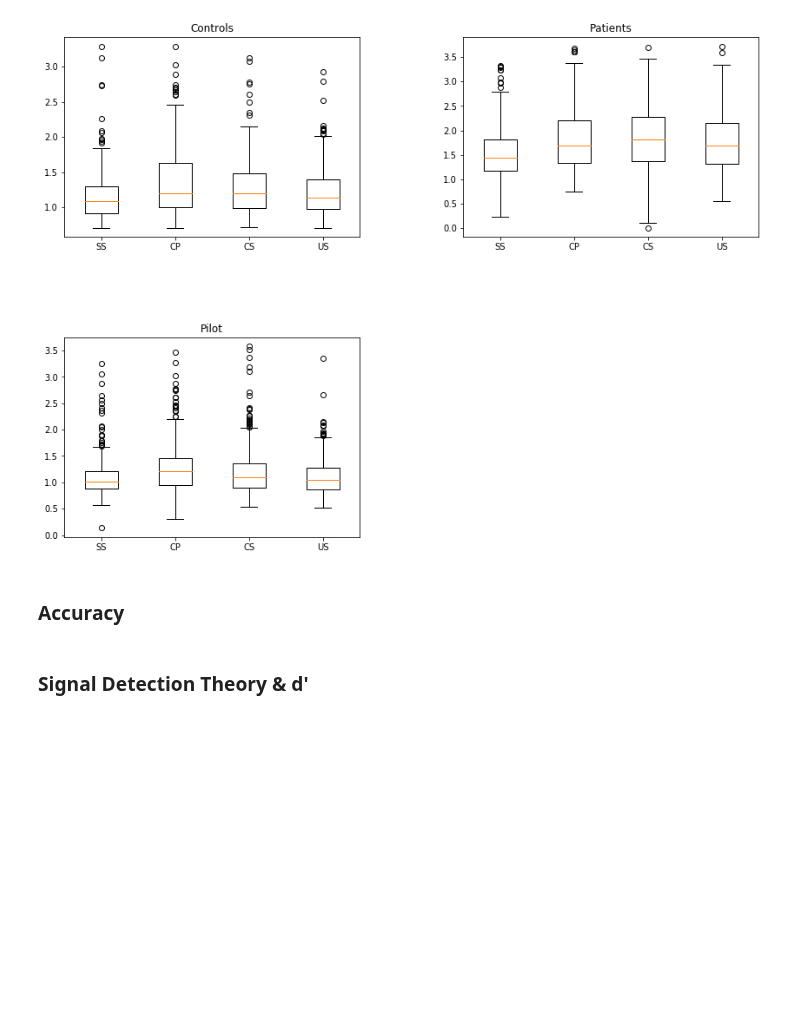
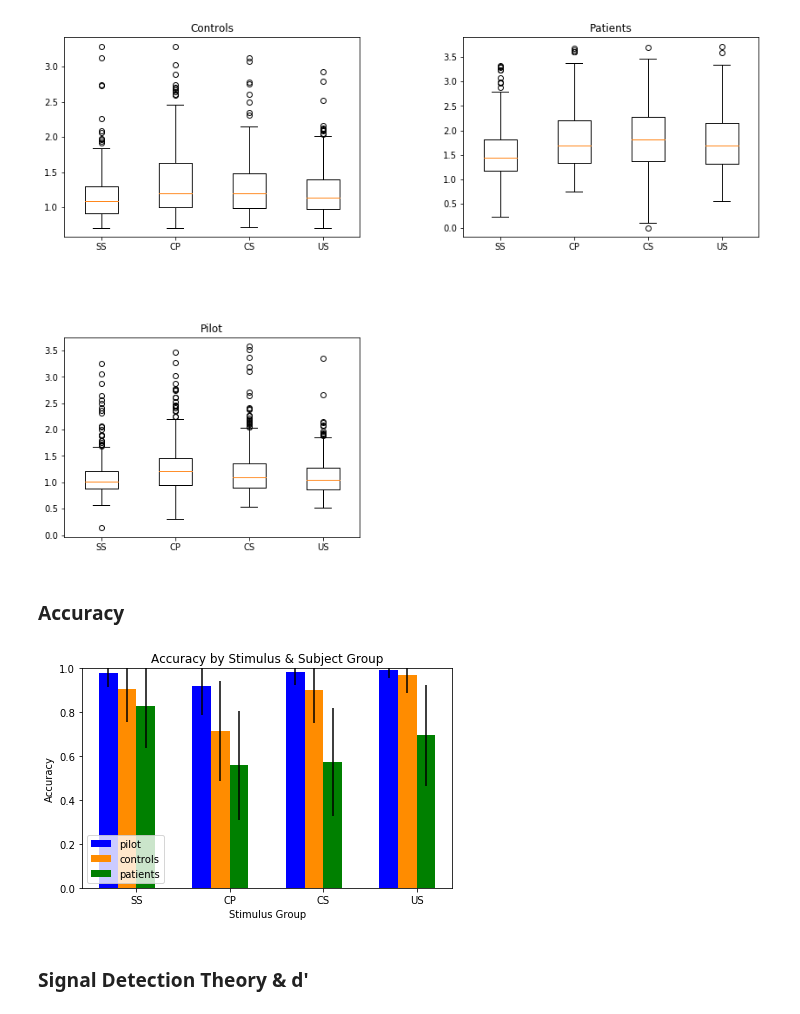
Before and after one commit to CPernet/LanguageDecision, a Jupyter notebook: language_decision/language_decision_model.ipynb, the cells around one changed output. Drawn from its saved outputs; the diff is of its cells as text; code cells hidden in the pictures; blank space fills up the shorter version.

Commit message:
add accuracy barchart

```diff
--- a/language_decision/language_decision_model.ipynb
+++ b/language_decision/language_decision_model.ipynb
@@ -94,6 +96,60 @@ plt.show()
 [figure]
 # %% [markdown]
 ### Accuracy
+# %%
+pilot_ss_accuracy = (len([x for x in pilot_ss.response.values if x >= 1]) / len(pilot_ss.response.values))
+pilot_cp_accuracy = (len([x for x in pilot_cp.response.values if x >= 1]) / len(pilot_cp.response.values))
+pilot_cs_accuracy = (len([x for x in pilot_cs.response.values if x >= 1]) / len(pilot_cs.response.values))
+pilot_us_accuracy = (len([x for x in pilot_us.response.values if x >= 1]) / len(pilot_us.response.values))
+
+controls_ss_accuracy = (len([x for x in controls_ss.response.values if x >= 1]) / len(controls_ss.response.values))
+controls_cp_accuracy = (len([x for x in controls_cp.response.values if x >= 1]) / len(controls_cp.response.values))
+controls_cs_accuracy = (len([x for x in controls_cs.response.values if x >= 1]) / len(controls_cs.response.values))
+controls_us_accuracy = (len([x for x in controls_us.response.values if x >= 1]) / len(controls_us.response.values))
+
+patients_ss_accuracy = (len([x for x in patients_ss.response.values if x >= 1]) / len(patients_ss.response.values))
+patients_cp_accuracy = (len([x for x in patients_cp.response.values if x >= 1]) / len(patients_cp.response.values))
+patients_cs_accuracy = (len([x for x in patients_cs.response.values if x >= 1]) / len(patients_cs.response.values))
+patients_us_accuracy = (len([x for x in patients_us.response.values if x >= 1]) / len(patients_us.response.values))
+# %%
+N = 4
+ind = np.arange(N)
+width = 0.20
+
+fig, ax = plt.subplots()
+
+pilot_accuracies = (pilot_ss_accuracy, pilot_cp_accuracy, pilot_cs_accuracy, pilot_us_accuracy)
+pilot_response_stds = (pilot_ss.response.std() / 2,
+                       pilot_cp.response.std() / 2,
+                       pilot_cs.response.std() / 2,
+                       pilot_us.response.std() / 2)
+pilot_axes = ax.bar(ind - width, pilot_accuracies, width, color='b', yerr=pilot_response_stds, label='pilot')
+
+controls_accuracies = (controls_ss_accuracy, controls_cp_accuracy, controls_cs_accuracy, controls_us_accuracy)
+controls_response_stds = (controls_ss.response.std() / 2,
+                          controls_cp.response.std() / 2,
+                          controls_cs.response.std() / 2,
+                          controls_us.response.std() / 2)
+controls_axes = ax.bar(ind, controls_accuracies, width, color='darkorange', yerr=controls_response_stds, label='controls')
+
+patients_accuracies = (patients_ss_accuracy, patients_cp_accuracy, patients_cs_accuracy, patients_us_accuracy)
+patients_response_stds = (patients_ss.response.std() / 2,
+                          patients_cp.response.std() / 2,
+                          patients_cs.response.std() / 2,
+                          patients_us.response.std() / 2)
+patients_axes = ax.bar(ind + width, patients_accuracies, width, color='g', yerr=patients_response_stds, label='patients')
+
+ax.set_ylim([0.0, 1.0])
+plt.xlabel('Stimulus Group')
+plt.ylabel('Accuracy')
+plt.title('Accuracy by Stimulus & Subject Group')
+plt.xticks(ind + width / 2, ('SS', 'CP', 'CS', 'US'))
+plt.legend(loc=3)
+
+plt.tight_layout()
+plt.show()
+# %% [output]
+[figure, added]
 # %% [markdown]
 ### Signal Detection Theory & d'
 # %% [markdown]
```
Also changed, not shown: parts of 2 cells of this notebook.
